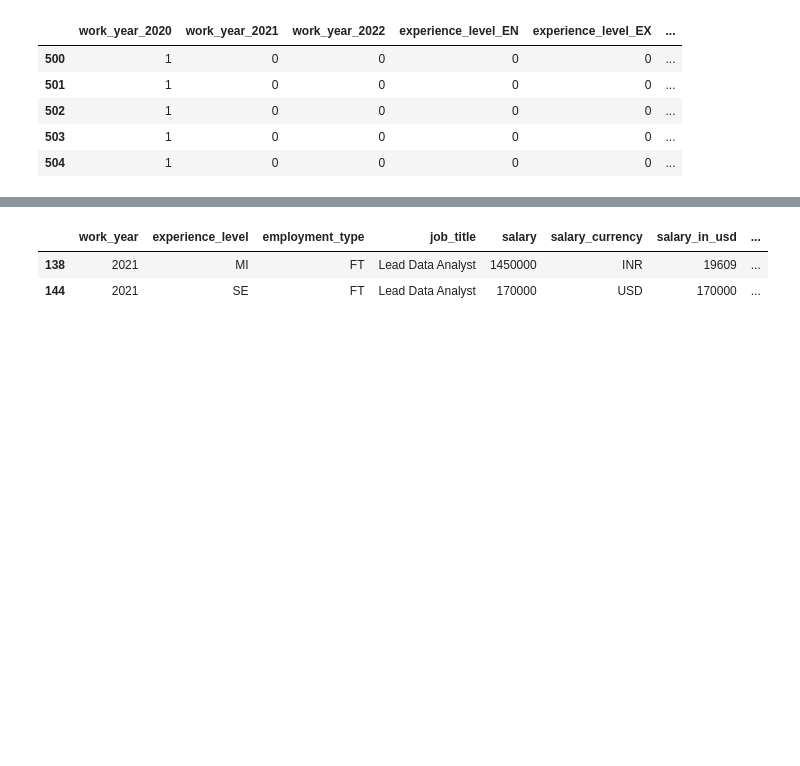
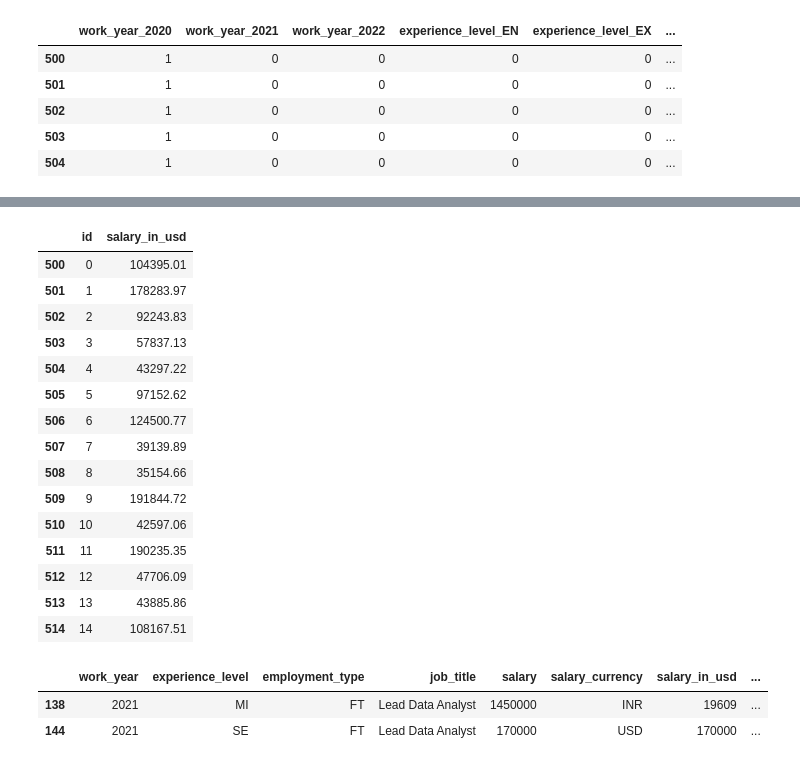
Before and after one commit to pombo7676/w6-Kaggle-Competition-Machine-Learning, a Jupyter notebook: MyCode/Main.ipynb, the cells around one changed output, grey strips where cells are left out. Saved outputs shown, nothing was run; the diff lists cells and outputs as text; code cells hidden in the pictures; blank space fills up the shorter version.

```diff
--- a/MyCode/Main.ipynb
+++ b/MyCode/Main.ipynb
@@ -657,3 +659,22 @@ X_t.head()
+# %%
+X_t.head(15)
+# %% [output]
+|  | id | salary_in_usd |
+| 500 | 0 | 104395.01 |
+| 501 | 1 | 178283.97 |
+| 502 | 2 | 92243.83 |
+| 503 | 3 | 57837.13 |
+| 504 | 4 | 43297.22 |
+| 505 | 5 | 97152.62 |
+| 506 | 6 | 124500.77 |
+| 507 | 7 | 39139.89 |
+| 508 | 8 | 35154.66 |
+| 509 | 9 | 191844.72 |
+| 510 | 10 | 42597.06 |
+| 511 | 11 | 190235.35 |
+| 512 | 12 | 47706.09 |
+| 513 | 13 | 43885.86 |
+| 514 | 14 | 108167.51 |
 # %%
 X_t.to_csv(r'C:\Users\pombo\OneDrive\Escritorio\Ironhack\Labs\Day35Proy\w6-Kaggle-Competition-Machine-Learning\data\test.csv', sep=',', index=False)
 # %%
```
Also changed, not shown: parts of 7 cells of this notebook, 8 other files.
